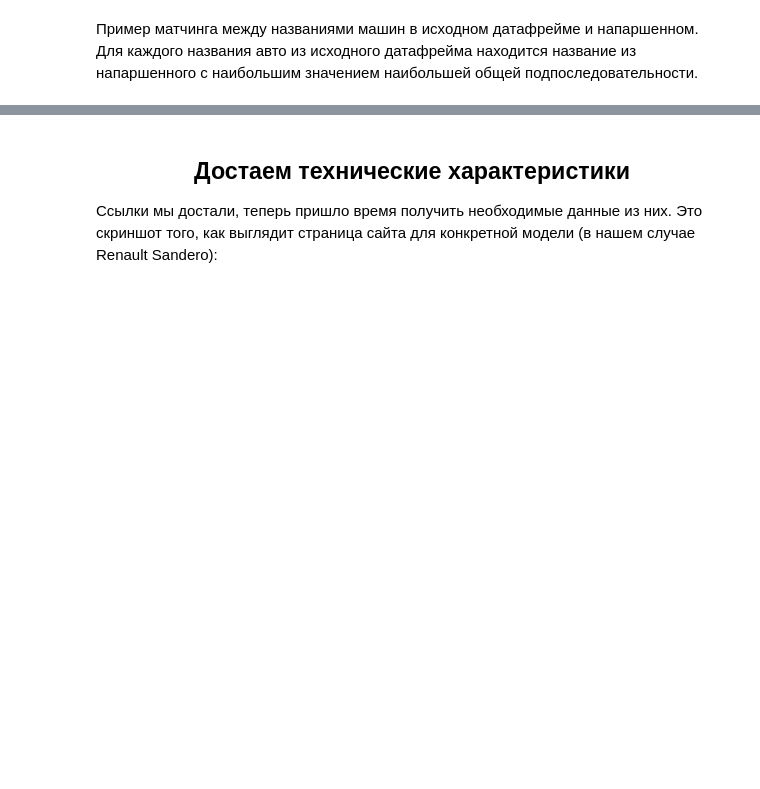
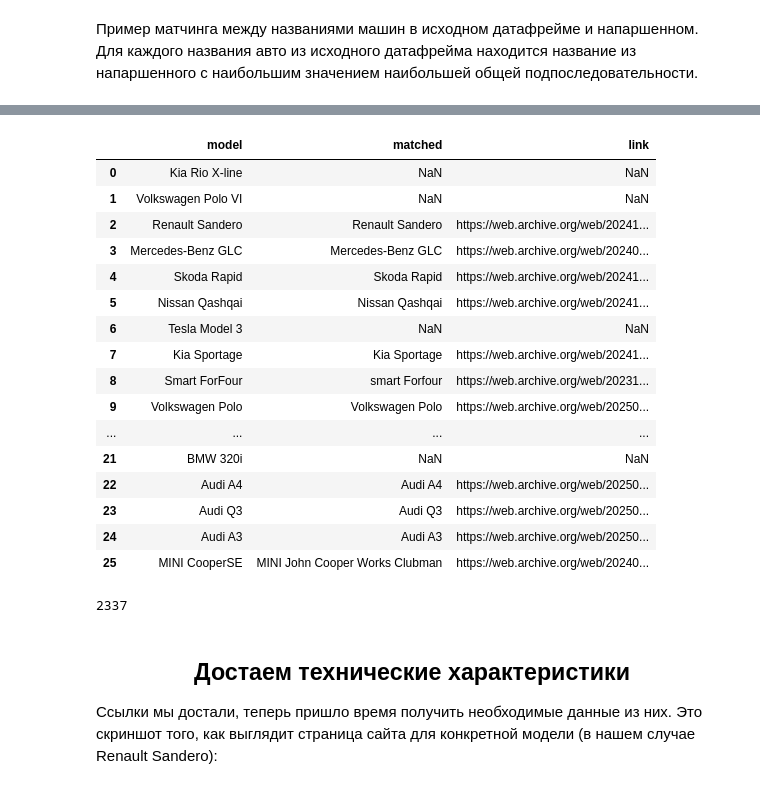
Before and after one commit to Katrin-Pochtar/Kaggle, a Jupyter notebook: Почтар_Катрин_Викторовна_Соревновательный_DS.ipynb, the cells around one changed output, grey strips where cells are left out. Drawn from its saved outputs; the diff is of its cells as text; code cells hidden in the pictures; blank space fills up the shorter version.

```diff
--- a/Почтар_Катрин_Викторовна_Соревновательный_DS.ipynb
+++ b/Почтар_Катрин_Викторовна_Соревновательный_DS.ipynb
@@ -1534,5 +1552,5 @@ import pandas as pd
 
 path = 'https://stepik.org/media/attachments/lesson/866758/quickstart_train.csv'
 
-df_qs = pd.read_csv(path)
-df_qs.head(3)
+df = pd.read_csv(path)
+df.head(3)
@@ -1565,27 +1588,49 @@ P.S. Также нужно заменить `vw` на `volkswagen` в изнач
 # %%
 import numpy as np
 
 def lcs(a, b):
     n, m = len(a), len(b)
     dp = [[0]*(m+1) for _ in range(n+1)]
     for i in range(n):
         for j in range(m):
             dp[i+1][j+1] = dp[i][j]+1 if a[i]==b[j] else max(dp[i+1][j], dp[i][j+1])
     return dp[n][m]
 
-df['model'] = df['model'].str.replace(r'(?i)^vw\b', 'Volkswagen', regex=True)
+df['model'] = df['model'].str.replace(r'vw', 'Volkswagen', regex=True)
 parsed = df_links.assign(model_l=df_links['model'].str.lower())
 matches = []
 for src in df['model'].unique():
     s = src.lower()
     parsed['score'] = parsed['model_l'].apply(lambda p: lcs(s, p) / max(len(s), 1))
     i = parsed['score'].idxmax()
     if parsed.loc[i, 'score'] >= 0.85:
         matches.append({'model': src, 'matched': parsed.loc[i, 'model'], 'link': parsed.loc[i, 'link']})
     else:
         matches.append({'model': src, 'matched': np.nan, 'link': np.nan})
 match_df = pd.DataFrame(matches)
 match_df
+# %% [output]
+|  | model | matched | link |
+| 0 | Kia Rio X-line | NaN | NaN |
+| 1 | Volkswagen Polo VI | NaN | NaN |
+| 2 | Renault Sandero | Renault Sandero | https://web.archive.org/web/20241... |
+| 3 | Mercedes-Benz GLC | Mercedes-Benz GLC | https://web.archive.org/web/20240... |
+| 4 | Skoda Rapid | Skoda Rapid | https://web.archive.org/web/20241... |
+| 5 | Nissan Qashqai | Nissan Qashqai | https://web.archive.org/web/20241... |
+| 6 | Tesla Model 3 | NaN | NaN |
+| 7 | Kia Sportage | Kia Sportage | https://web.archive.org/web/20241... |
+| 8 | Smart ForFour | smart Forfour | https://web.archive.org/web/20231... |
+| 9 | Volkswagen Polo | Volkswagen Polo | https://web.archive.org/web/20250... |
+| ... | ... | ... | ... |
+| 21 | BMW 320i | NaN | NaN |
+| 22 | Audi A4 | Audi A4 | https://web.archive.org/web/20250... |
+| 23 | Audi Q3 | Audi Q3 | https://web.archive.org/web/20250... |
+| 24 | Audi A3 | Audi A3 | https://web.archive.org/web/20250... |
+| 25 | MINI CooperSE | MINI John Cooper Works Clubman | https://web.archive.org/web/20240... |
+# %%
+len(df)
+# %% [output]
+2337
 # %% [markdown]
 ## <center> Достаем технические характеристики
 
```
Also changed, not shown: parts of 17 cells of this notebook.
